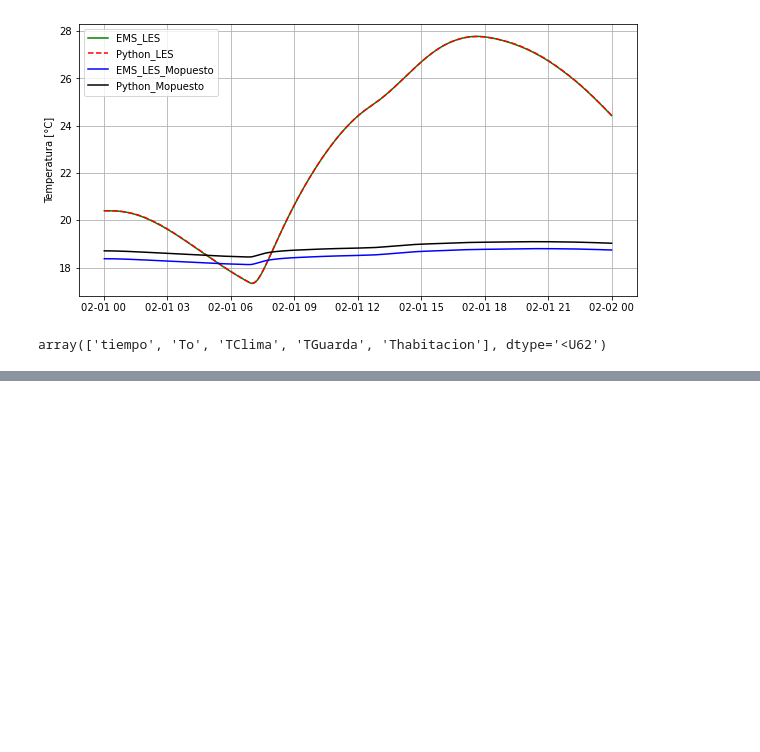
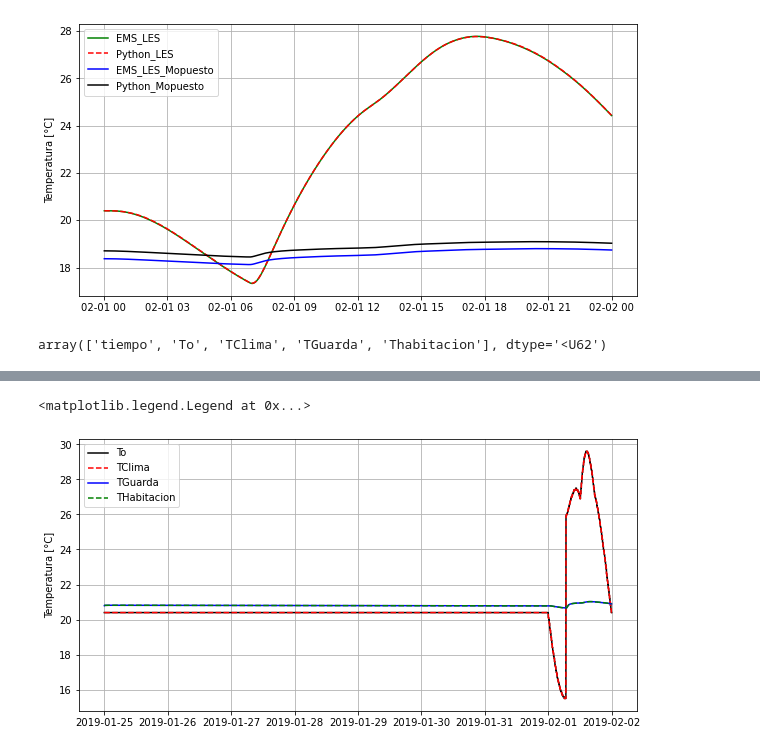
Before and after one commit to gabyagaa/LES, a Jupyter notebook: libretas/220427_PythonLes.ipynb, the cells around one changed output, grey strips where cells are left out. Cells and saved outputs as stored; diff of their text form; code cells hidden in the pictures; blank space fills up the shorter version.

```diff
--- a/libretas/220427_PythonLes.ipynb
+++ b/libretas/220427_PythonLes.ipynb
@@ -139,0 +145,16 @@ python_Mopuesto.plot()
+# %%
+fig, ax = plt.subplots(figsize=(10,5))
+plt.ylabel('Temperatura [°C]')
+#plt.title("IDF en condiciones de ener-habitat")
+
+ax.plot(python_Mopuesto.To, 'k', label   = 'To')
+ax.plot(python_Mopuesto.TClima, 'r--', label   = 'TClima')
+ax.plot(python_Mopuesto.TGuarda, 'b', label   = 'TGuarda')
+ax.plot(python_Mopuesto.Thabitacion, 'g--', label   = 'THabitacion')
+
+
+plt.grid()
+ax.legend()
+# %% [output]
+<matplotlib.legend.Legend at 0x...>
+[figure, added]
```
Also changed, not shown: parts of 6 cells of this notebook, 10 other files.
